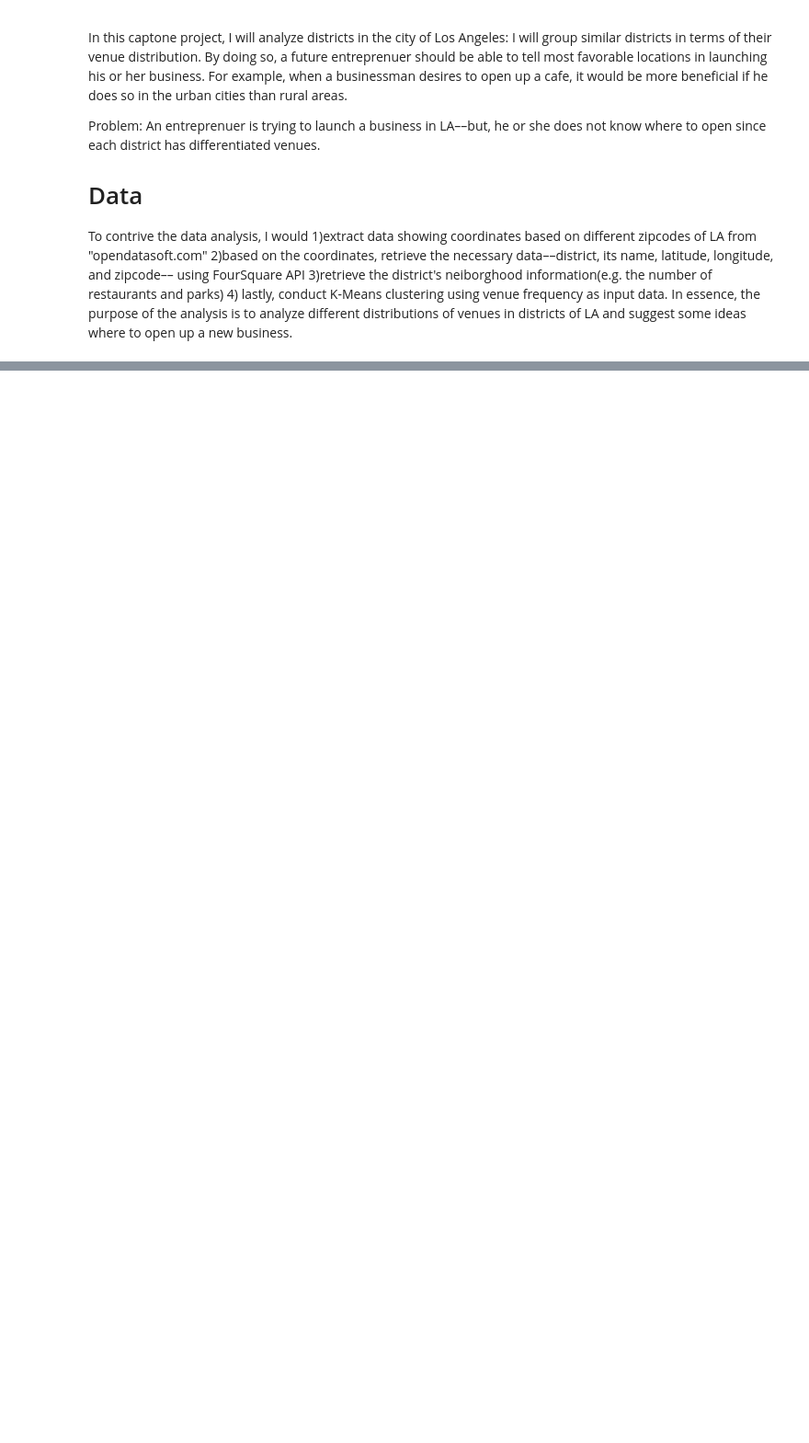
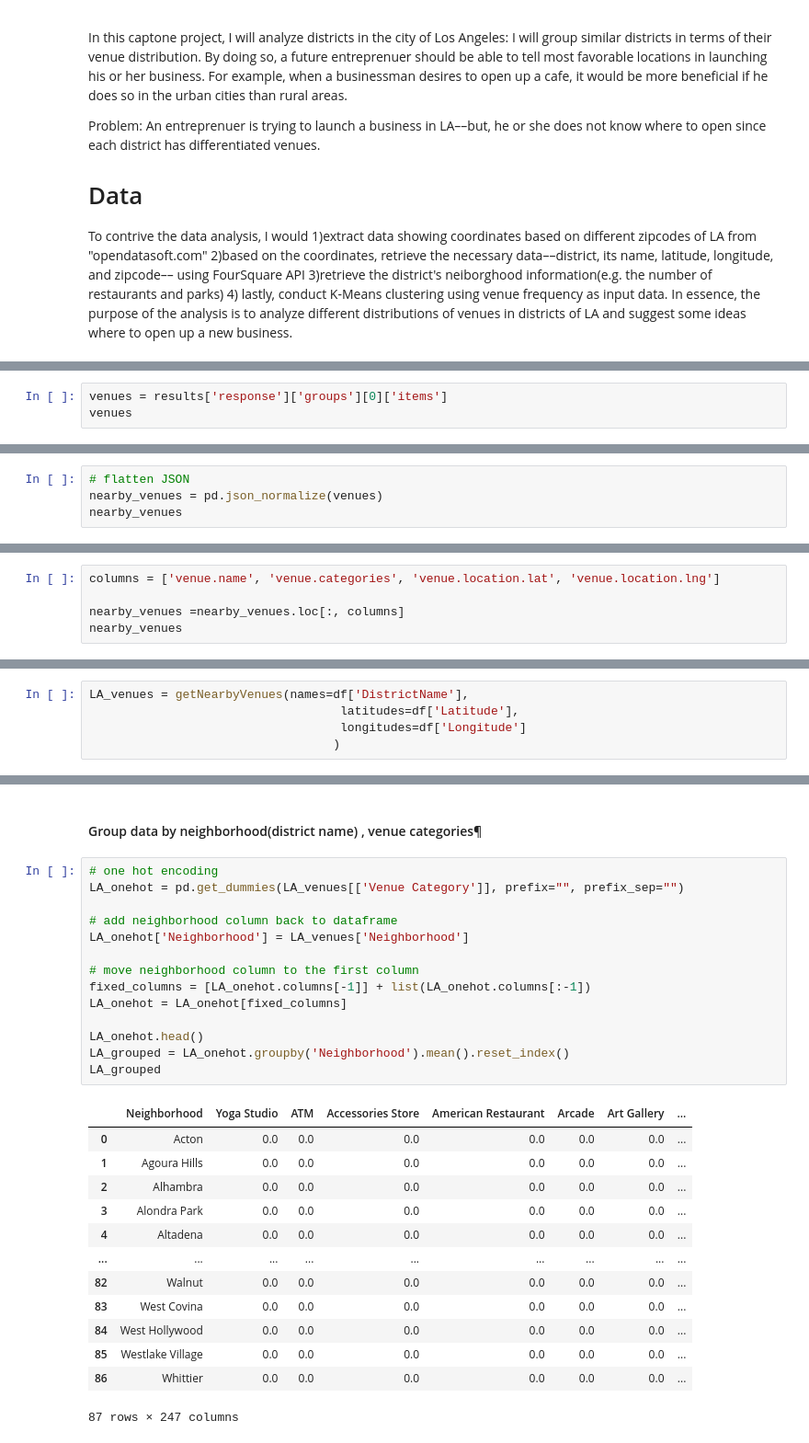
Before and after one commit to rshin0723/Coursera_Capstone-, a Jupyter notebook: Real Capstone project .ipynb, the cells around one changed output, grey strips where cells are left out. Shown: that part at 92% size. Saved outputs shown, nothing was run; the diff lists cells and outputs as text; blank space fills up the shorter version.

```diff
--- a/Real Capstone project .ipynb
+++ b/Real Capstone project .ipynb
@@ -12,0 +181,3 @@ import folium
+# %%
+venues = results['response']['groups'][0]['items']
+venues
@@ -12,0 +202,4 @@ import folium
+# %%
+# flatten JSON
+nearby_venues = pd.json_normalize(venues)
+nearby_venues
@@ -12,0 +209,5 @@ import folium
+# %%
+columns = ['venue.name', 'venue.categories', 'venue.location.lat', 'venue.location.lng']
+
+nearby_venues =nearby_venues.loc[:, columns]
+nearby_venues
@@ -12,0 +263,5 @@ import folium
+# %%
+LA_venues = getNearbyVenues(names=df['DistrictName'],
+                                   latitudes=df['Latitude'],
+                                   longitudes=df['Longitude']
+                                  )
@@ -12,0 +318,30 @@ import folium
+# %% [markdown]
+#### Group data by  neighborhood(district name) , venue categories¶
+# %%
+# one hot encoding
+LA_onehot = pd.get_dummies(LA_venues[['Venue Category']], prefix="", prefix_sep="")
+
+# add neighborhood column back to dataframe
+LA_onehot['Neighborhood'] = LA_venues['Neighborhood']
+
+# move neighborhood column to the first column
+fixed_columns = [LA_onehot.columns[-1]] + list(LA_onehot.columns[:-1])
+LA_onehot = LA_onehot[fixed_columns]
+
+LA_onehot.head()
+LA_grouped = LA_onehot.groupby('Neighborhood').mean().reset_index()
+LA_grouped
+# %% [output]
+|  | Neighborhood | Yoga Studio | ATM | Accessories Store | American Restaurant | Arcade | Art Gallery | ... |
+| 0 | Acton | 0.0 | 0.0 | 0.0 | 0.0 | 0.0 | 0.0 | ... |
+| 1 | Agoura Hills | 0.0 | 0.0 | 0.0 | 0.0 | 0.0 | 0.0 | ... |
+| 2 | Alhambra | 0.0 | 0.0 | 0.0 | 0.0 | 0.0 | 0.0 | ... |
+| 3 | Alondra Park | 0.0 | 0.0 | 0.0 | 0.0 | 0.0 | 0.0 | ... |
+| 4 | Altadena | 0.0 | 0.0 | 0.0 | 0.0 | 0.0 | 0.0 | ... |
+| ... | ... | ... | ... | ... | ... | ... | ... | ... |
+| 82 | Walnut | 0.0 | 0.0 | 0.0 | 0.0 | 0.0 | 0.0 | ... |
+| 83 | West Covina | 0.0 | 0.0 | 0.0 | 0.0 | 0.0 | 0.0 | ... |
+| 84 | West Hollywood | 0.0 | 0.0 | 0.0 | 0.0 | 0.0 | 0.0 | ... |
+| 85 | Westlake Village | 0.0 | 0.0 | 0.0 | 0.0 | 0.0 | 0.0 | ... |
+| 86 | Whittier | 0.0 | 0.0 | 0.0 | 0.0 | 0.0 | 0.0 | ... |
+87 rows × 247 columns
```
Also changed, not shown: parts of 45 cells of this notebook.
